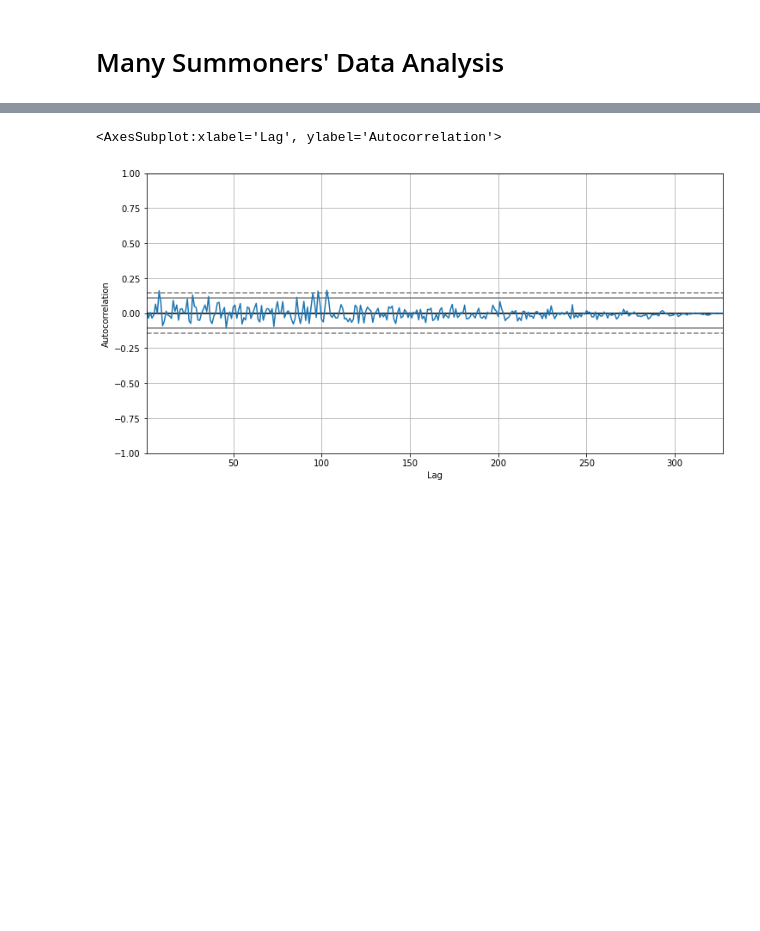
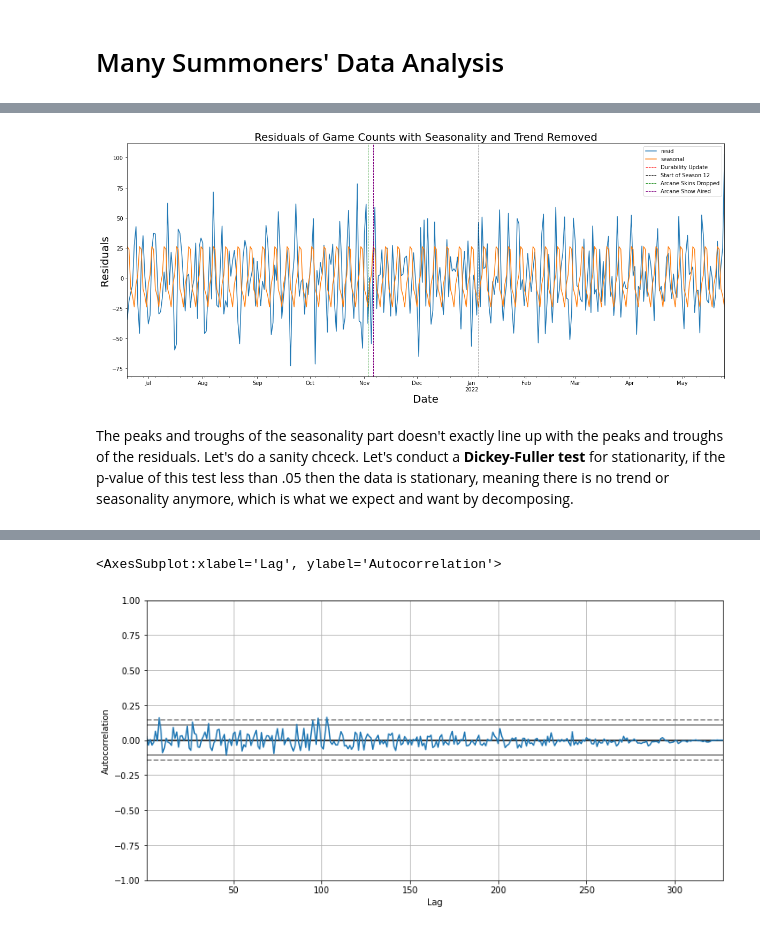
Before and after one commit to GitErickL/Summoner_Churn_Rate, a Jupyter notebook: Lol_Player_Churn_Rate_Analysis.ipynb, the cells around one changed output, grey strips where cells are left out. Drawn from its saved outputs; the diff is of its cells as text; code cells hidden in the pictures; blank space fills up the shorter version.

```diff
--- a/Lol_Player_Churn_Rate_Analysis.ipynb
+++ b/Lol_Player_Churn_Rate_Analysis.ipynb
@@ -364,0 +467,25 @@ grouped_slices.index = time_dates
+# %%
+fig, ax = plt.subplots(figsize = (20,8))
+
+counts_decompose.resid.plot(ax = ax)
+counts_decompose.seasonal.plot(ax = ax)
+plt.title("Residuals of Game Counts with Seasonality and Trend Removed", fontsize = 20)
+plt.ylabel("Residuals", fontsize = 20)
+plt.xlabel("Date", fontsize = 20)
+
+
+for i, date in enumerate(noteable_dates):
+
+    plt.axvline(x = date,
+                label = noteable_dates_labels[i],
+                c = color_list[i],
+                ls = "--",
+                lw = 1
+               )
+
+plt.legend(loc = "best")
+plt.show()
+# %% [output]
+[figure, added]
+# %% [markdown]
+The peaks and troughs of the seasonality part doesn't exactly line up with the peaks and troughs of the residuals. Let's do a sanity chceck. Let's conduct a **Dickey-Fuller test** for stationarity, if the p-value of this test less than .05 then the data is stationary, meaning there is no trend or seasonality anymore, which is what we expect and want by decomposing.
```
Also changed, not shown: parts of 70 cells of this notebook, 1 other file.
